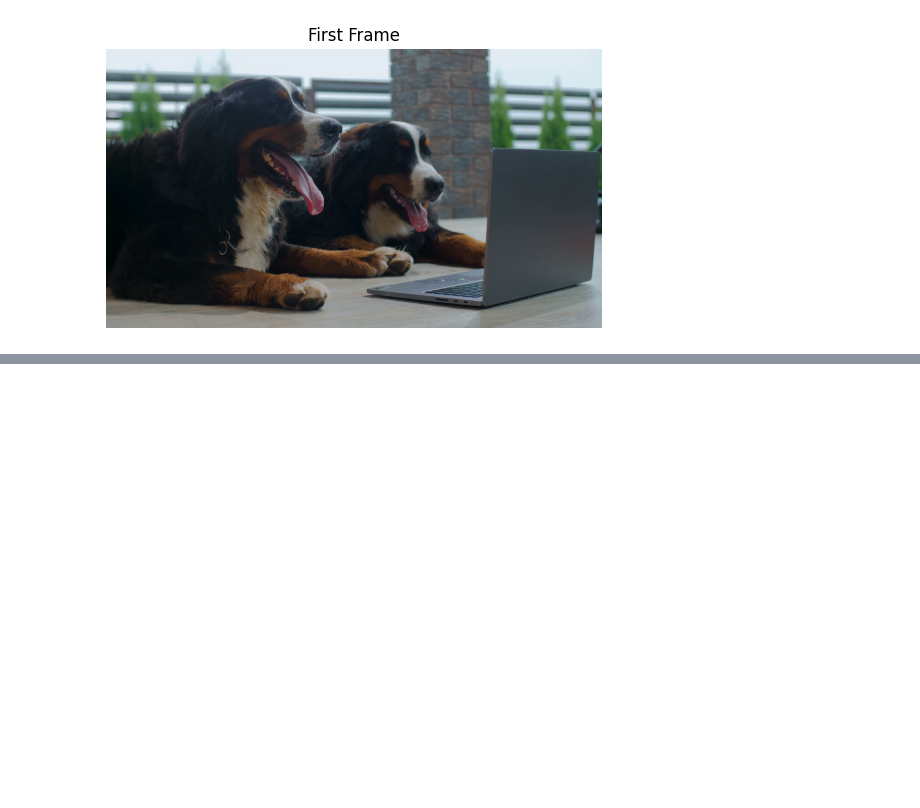
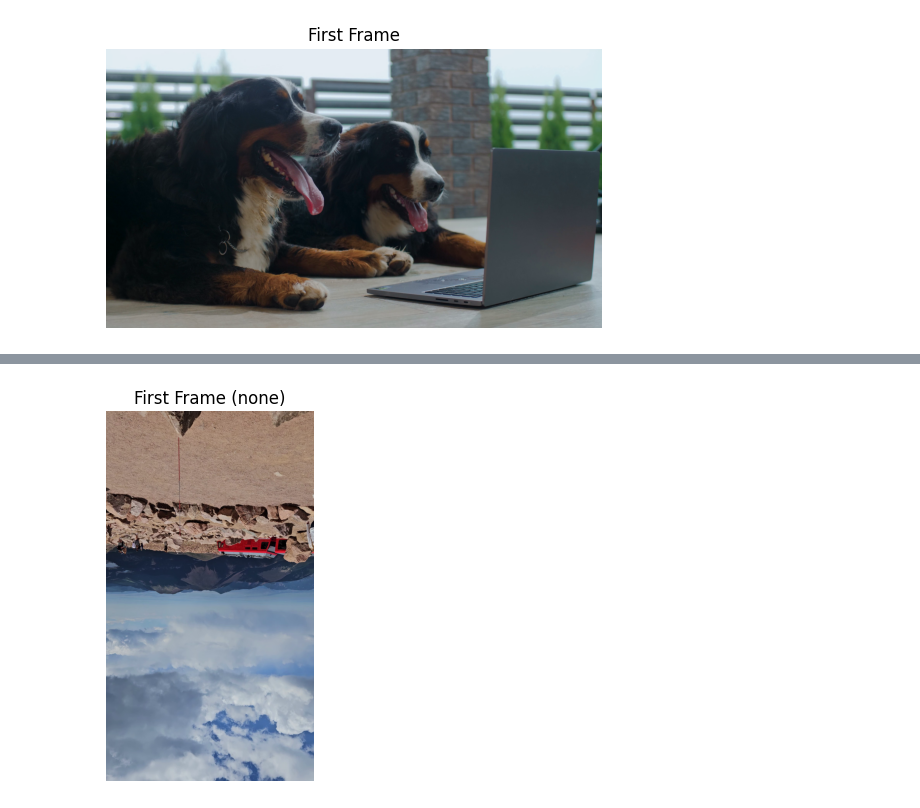
Before and after one commit to Regis-University-Data-Science/Learn-CV, a Jupyter notebook: intro_videos/intro_videos.ipynb, the cells around one changed output, grey strips where cells are left out. Cells and saved outputs as stored; diff of their text form; code cells hidden in the pictures; blank space fills up the shorter version.

```diff
--- a/intro_videos/intro_videos.ipynb
+++ b/intro_videos/intro_videos.ipynb
@@ -96,0 +179,5 @@ HTML("""
+# %%
+video_path = "pikes_peak.mp4"
+show_first_frame(video_path, rotation_mode="none")
+# %% [output]
+[figure, added]
```
Also changed, not shown: parts of 14 cells of this notebook, 1 other file.
